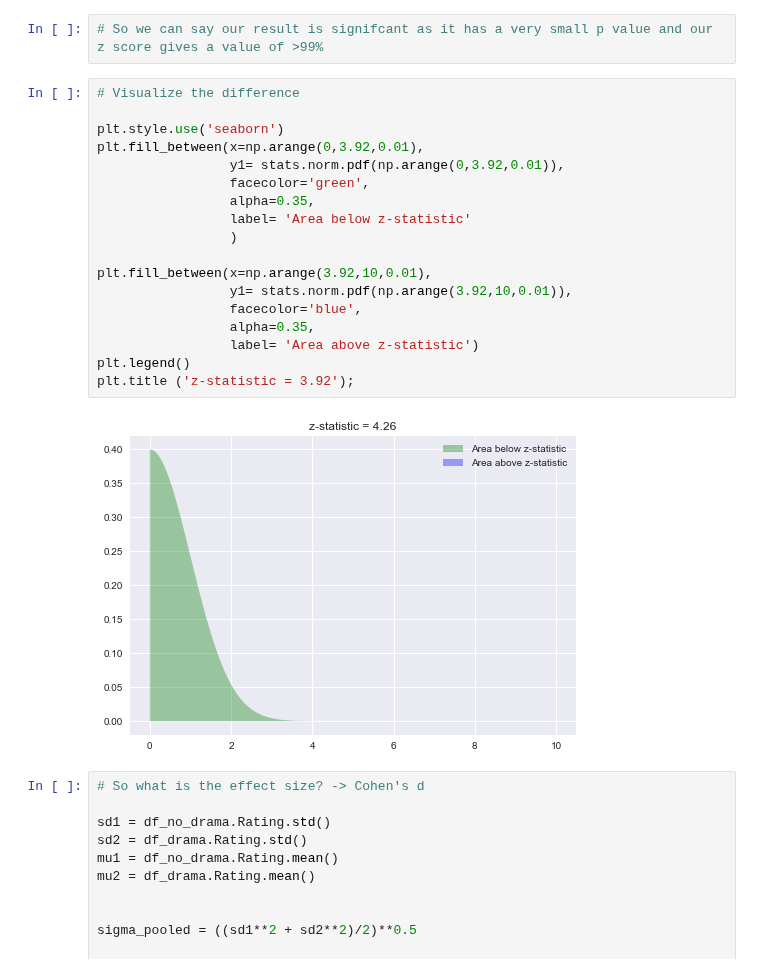
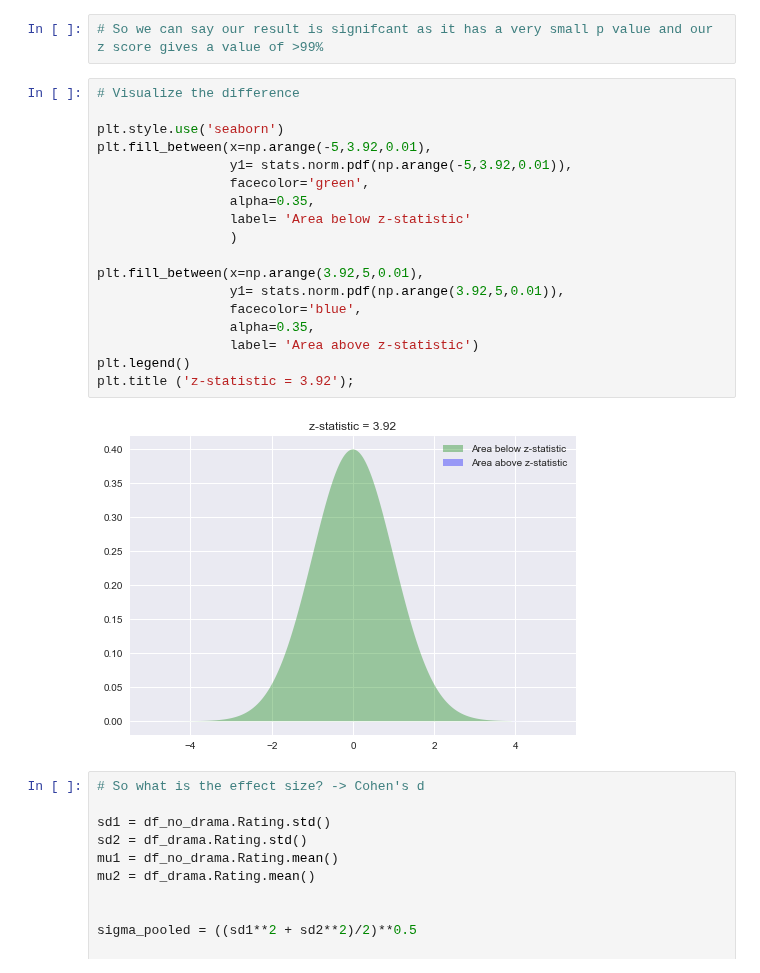
Before and after one commit to Greg-S-12/movies_project3, a Jupyter notebook: Greg_notebook_essential.ipynb, the cells around one changed output. Saved outputs shown, nothing was run; the diff lists cells and outputs as text.

```diff
--- a/Greg_notebook_essential.ipynb
+++ b/Greg_notebook_essential.ipynb
@@ -297,23 +294,23 @@ p                      # see these results due to random chance.
 # %%
 # Visualize the difference
 
 plt.style.use('seaborn')
-plt.fill_between(x=np.arange(0,3.92,0.01),
-                 y1= stats.norm.pdf(np.arange(0,3.92,0.01)),
+plt.fill_between(x=np.arange(-5,3.92,0.01),
+                 y1= stats.norm.pdf(np.arange(-5,3.92,0.01)),
                  facecolor='green',
                  alpha=0.35,
                  label= 'Area below z-statistic'
                  )
 
-plt.fill_between(x=np.arange(3.92,10,0.01),
-                 y1= stats.norm.pdf(np.arange(3.92,10,0.01)),
+plt.fill_between(x=np.arange(3.92,5,0.01),
+                 y1= stats.norm.pdf(np.arange(3.92,5,0.01)),
                  facecolor='blue',
                  alpha=0.35,
                  label= 'Area above z-statistic')
 plt.legend()
 plt.title ('z-statistic = 3.92');
 # %% [output]
-[figure, old version]
+[figure, new version]
 # %%
 # So what is the effect size? -> Cohen's d
 
```
Also changed, not shown: parts of 4 cells of this notebook, 1 other file.
